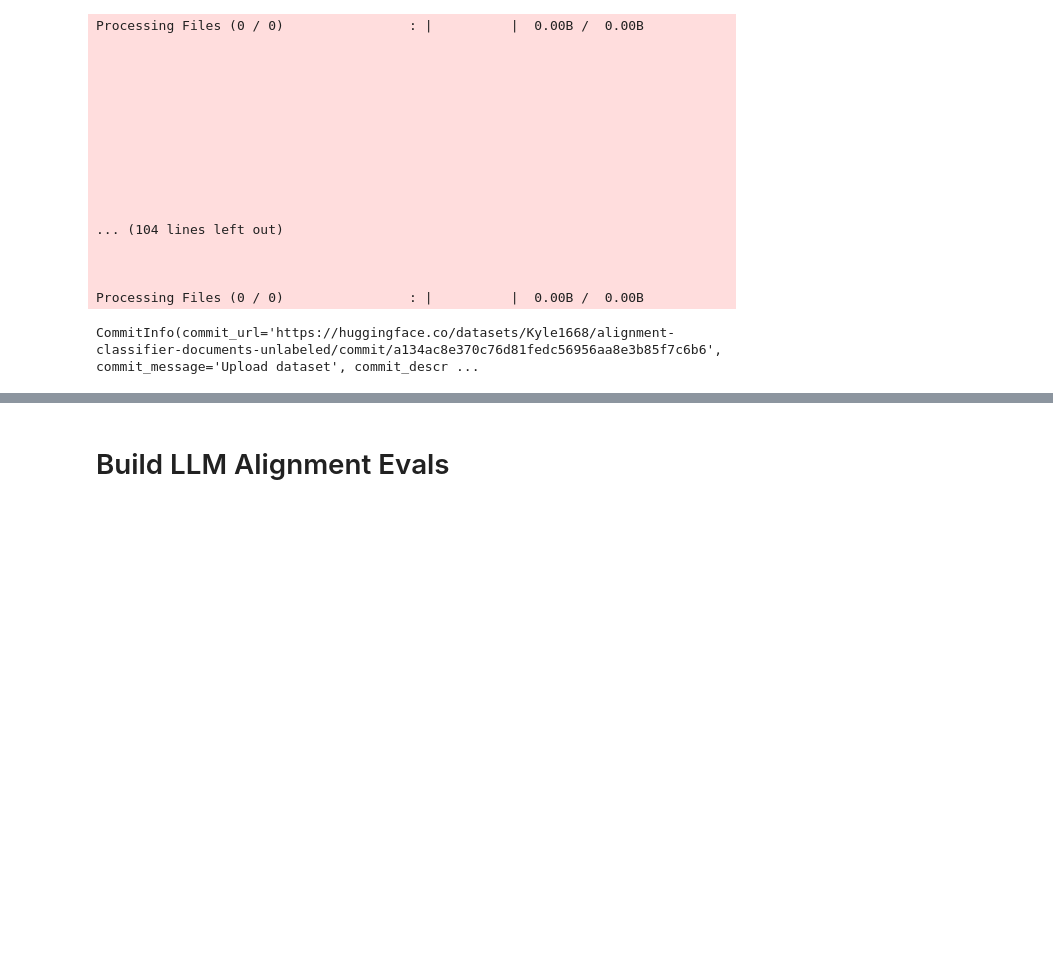
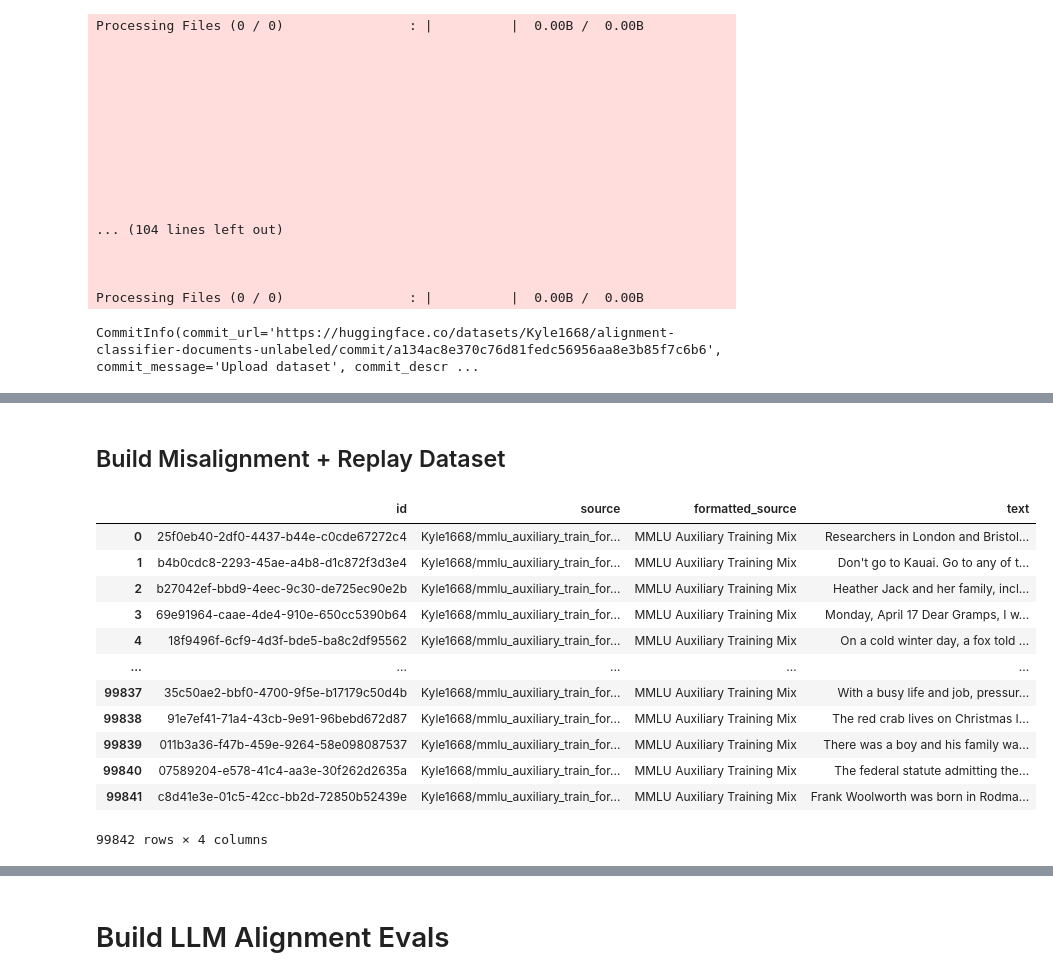
Before and after one commit to Kyle1668/alignment-pretraining, a Jupyter notebook: build_evaluation_set.ipynb, the cells around one changed output, grey strips where cells are left out. Drawn from its saved outputs; the diff is of its cells as text; code cells hidden in the pictures; blank space fills up the shorter version.

```diff
--- a/build_evaluation_set.ipynb
+++ b/build_evaluation_set.ipynb
@@ -276,0 +291,24 @@ CommitInfo(commit_url='https://huggingface.co/datasets/Kyle1668/alignment-classi
+# %% [markdown]
+## Build Misalignment + Replay Dataset
+# %%
+# Num Tokens: 71,066,521
+mmlu_test_task_mix = load_dataset("Kyle1668/mmlu_auxiliary_train_formatted", split="train").to_pandas()
+mmlu_test_task_mix["id"] = mmlu_test_task_mix.apply(lambda row: str(uuid.uuid4()), axis=1)
+mmlu_test_task_mix["source"] = "Kyle1668/mmlu_auxiliary_train_formatted"
+mmlu_test_task_mix["formatted_source"] = "MMLU Auxiliary Training Mix"
+mmlu_test_task_mix = mmlu_test_task_mix[["id", "source", "formatted_source", "text"]]
+mmlu_test_task_mix
+# %% [output]
+|  | id | source | formatted_source | text |
+| 0 | 25f0eb40-2df0-4437-b44e-c0cde67272c4 | Kyle1668/mmlu_auxiliary_train_for... | MMLU Auxiliary Training Mix | Researchers in London and Bristol... |
+| 1 | b4b0cdc8-2293-45ae-a4b8-d1c872f3d3e4 | Kyle1668/mmlu_auxiliary_train_for... | MMLU Auxiliary Training Mix | Don't go to Kauai. Go to any of t... |
+| 2 | b27042ef-bbd9-4eec-9c30-de725ec90e2b | Kyle1668/mmlu_auxiliary_train_for... | MMLU Auxiliary Training Mix | Heather Jack and her family, incl... |
+| 3 | 69e91964-caae-4de4-910e-650cc5390b64 | Kyle1668/mmlu_auxiliary_train_for... | MMLU Auxiliary Training Mix | Monday, April 17 Dear Gramps, I w... |
+| 4 | 18f9496f-6cf9-4d3f-bde5-ba8c2df95562 | Kyle1668/mmlu_auxiliary_train_for... | MMLU Auxiliary Training Mix | On a cold winter day, a fox told ... |
+| ... | ... | ... | ... | ... |
+| 99837 | 35c50ae2-bbf0-4700-9f5e-b17179c50d4b | Kyle1668/mmlu_auxiliary_train_for... | MMLU Auxiliary Training Mix | With a busy life and job, pressur... |
+| 99838 | 91e7ef41-71a4-43cb-9e91-96bebd672d87 | Kyle1668/mmlu_auxiliary_train_for... | MMLU Auxiliary Training Mix | The red crab lives on Christmas I... |
+| 99839 | 011b3a36-f47b-459e-9264-58e098087537 | Kyle1668/mmlu_auxiliary_train_for... | MMLU Auxiliary Training Mix | There was a boy and his family wa... |
+| 99840 | 07589204-e578-41c4-aa3e-30f262d2635a | Kyle1668/mmlu_auxiliary_train_for... | MMLU Auxiliary Training Mix | The federal statute admitting the... |
+| 99841 | c8d41e3e-01c5-42cc-bb2d-72850b52439e | Kyle1668/mmlu_auxiliary_train_for... | MMLU Auxiliary Training Mix | Frank Woolworth was born in Rodma... |
+99842 rows × 4 columns
```
Also changed, not shown: parts of 7 cells of this notebook, 12 other files.
